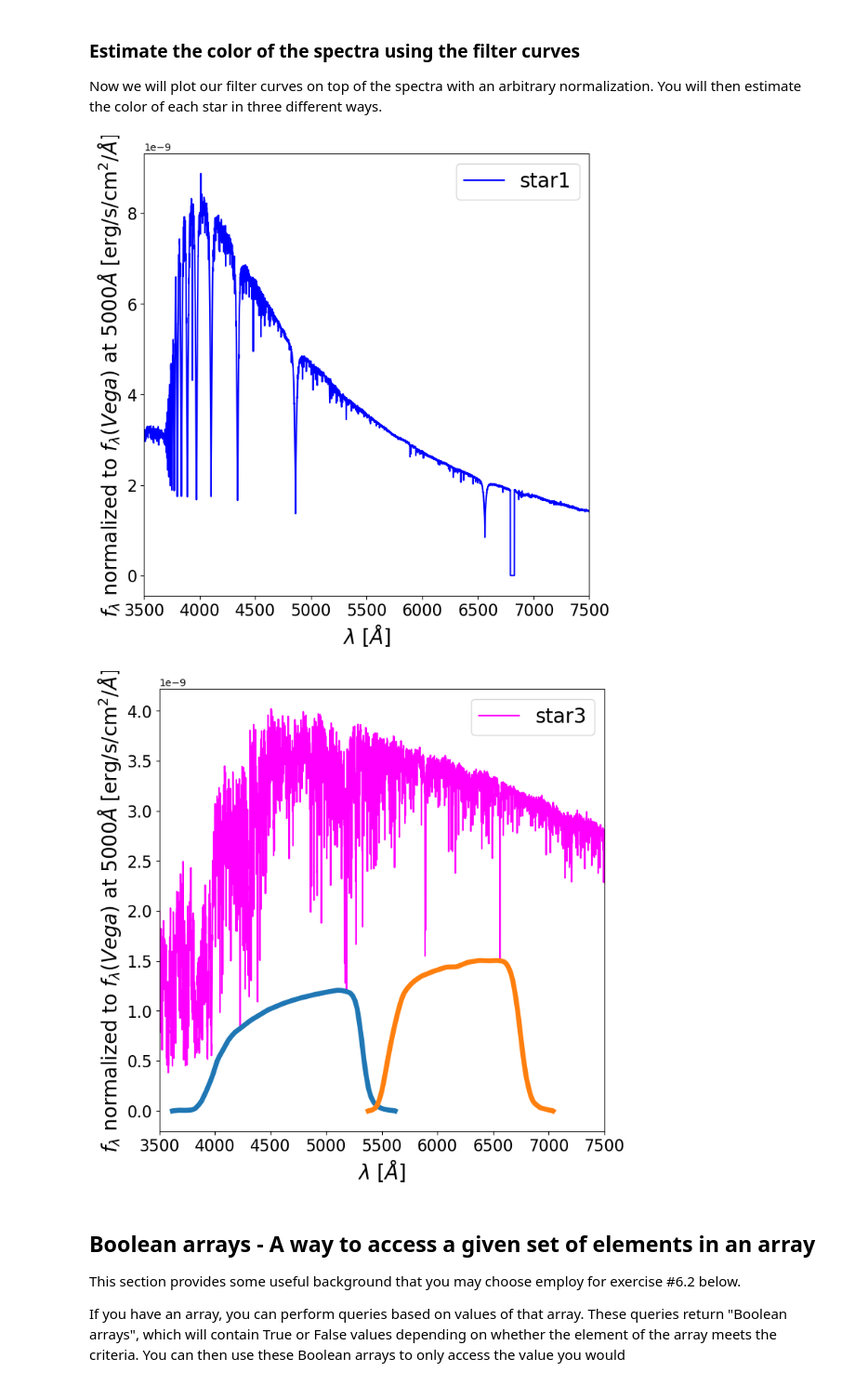
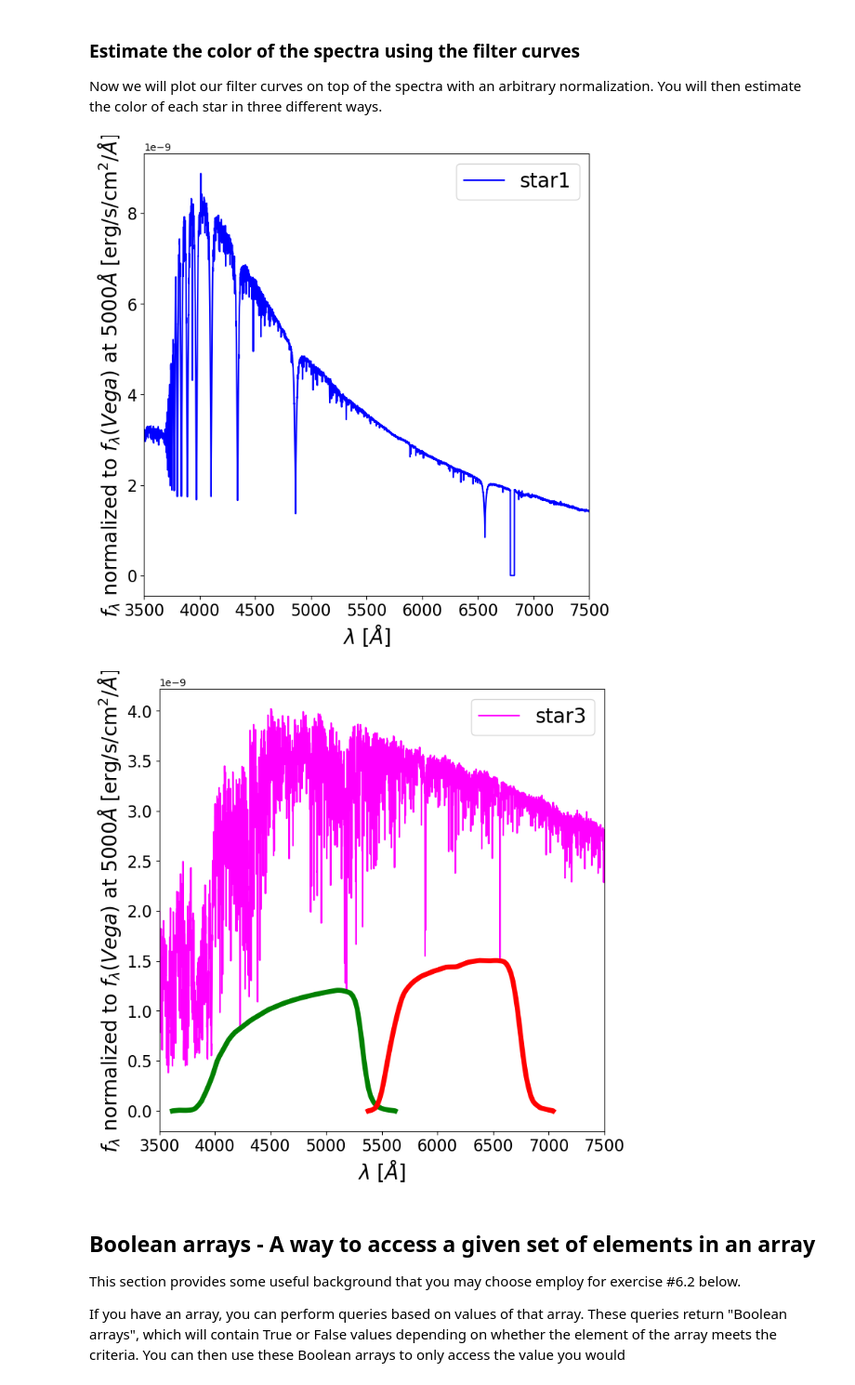
Before and after one commit to EvanBarkus/Stellar-spectral-analysis, a Jupyter notebook: astr596-stellar-spectra-analysis-student.ipynb, the cells around one changed output. Shown at 93% size. Cells and saved outputs as stored; diff of their text form; code cells hidden in the pictures.

```diff
--- a/astr596-stellar-spectra-analysis-student.ipynb
+++ b/astr596-stellar-spectra-analysis-student.ipynb
@@ -350,25 +350,25 @@ Now we will plot our filter curves on top of the spectra with an arbitrary norma
 # %%
 #This calls the plotting function from earlier in the code and plots the stars
 starplot()
 
 #this now reads in the filter traces and overplots them
 #now read in "g" and "r" filter curves from speclite.
 gband = speclite.filters.load_filter('sdss2010-g')
 rband = speclite.filters.load_filter('sdss2010-r')
 #normalize the filter response curves so that they fits on our plot,
 #since they are usually plotted from 0 to 1.
 
 #For speclite output, the values are referenced using the .wavelength and .response
 #you can access individual gband.wavelength is an array that can be accessed using indices
 #like gband.wavelength[22]
-plt.plot(gband.wavelength,gband.response * 3.e-9,linewidth=5)
-plt.plot(rband.wavelength,rband.response * 3.e-9,linewidth=5)
+plt.plot(gband.wavelength,gband.response * 3.e-9,linewidth=5,color = 'green')
+plt.plot(rband.wavelength,rband.response * 3.e-9,linewidth=5,color = 'red')
 
 #this causes the plot to display
 plt.show()
 # %% [output]
 [figure]
-[figure, old version]
+[figure, new version]
 # %% [markdown]
 ## Boolean arrays - A way to access a given set of elements in an array
 
```
Also changed, not shown: parts of 2 cells of this notebook.
